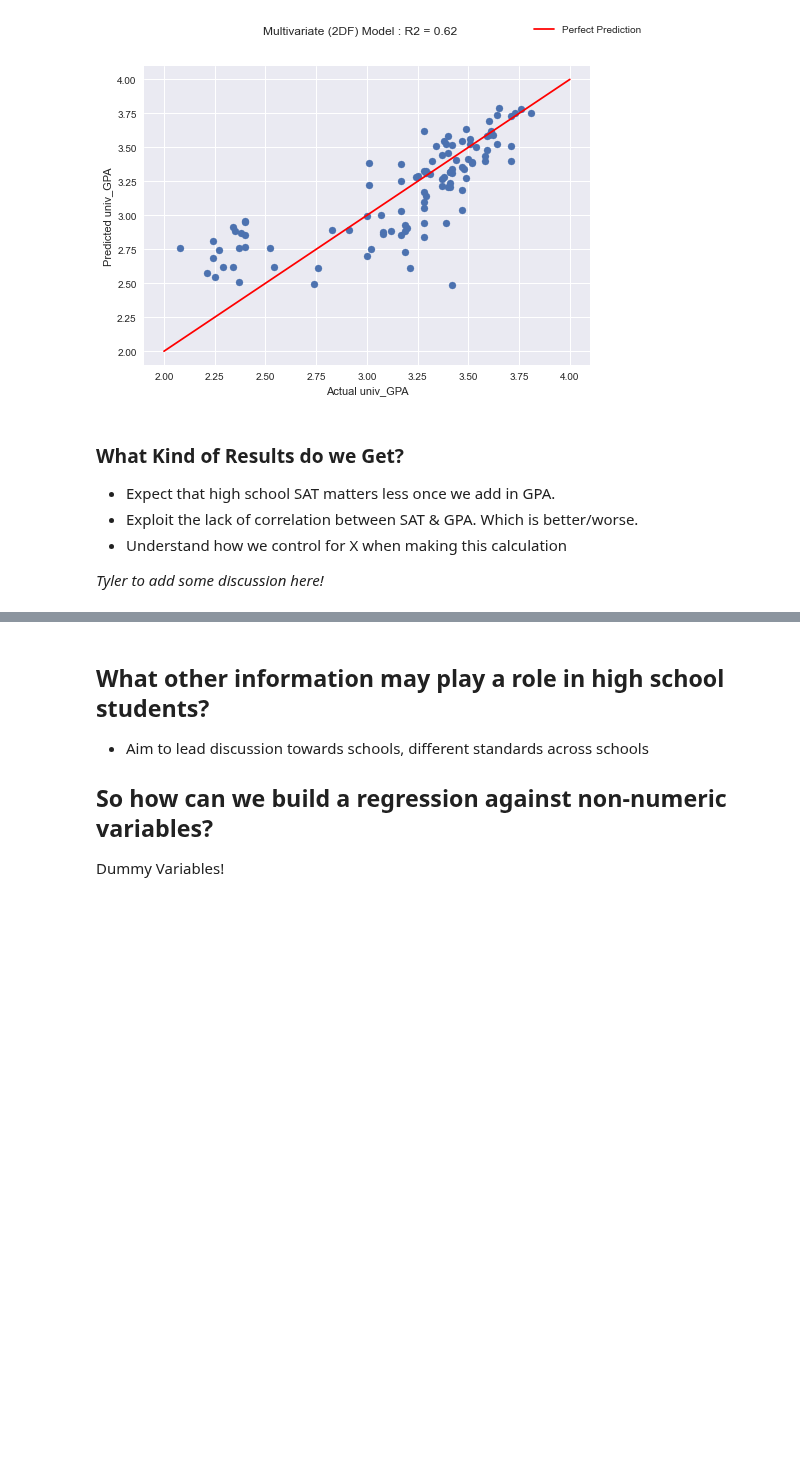
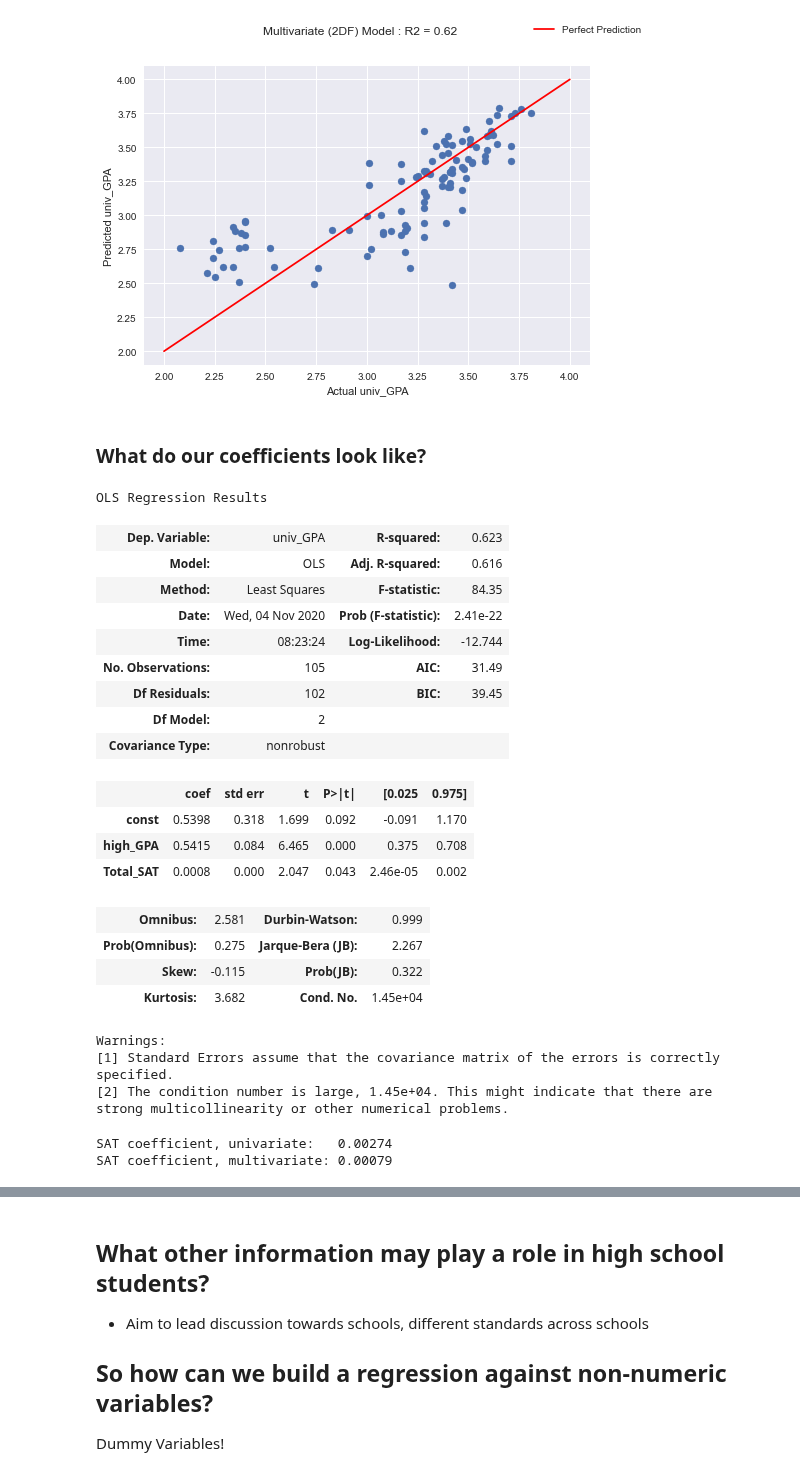
Before and after one commit to Per48edjes/Misc-DA-Prob-Stat, a Jupyter notebook: Lesson_4/Python_4/regression_2.ipynb, the cells around one changed output, grey strips where cells are left out. Saved outputs shown, nothing was run; the diff lists cells and outputs as text; code cells hidden in the pictures; blank space fills up the shorter version.

```diff
--- a/Lesson_4/Python_4/regression_2.ipynb
+++ b/Lesson_4/Python_4/regression_2.ipynb
@@ -96,10 +117,36 @@ mv_model = sm.OLS(Y, X_mv).fit()
 display_model_fit(mv_model, 'Multivariate (2DF) Model')
 # %% [output]
 [figure]
-# %% [markdown]
-### What Kind of Results do we Get?
-- Expect that high school SAT matters less once we add in GPA.
-- Exploit the lack of correlation between SAT & GPA. Which is better/worse.
-- Understand how we control for X when making this calculation
-
-*Tyler to add some discussion here!*
+# %% [markdown]
+### What do our coefficients look like?
+# %%
+mv_model.summary()
+# %% [output]
+OLS Regression Results
+| Dep. Variable: | univ_GPA | R-squared: | 0.623 |
+| Model: | OLS | Adj. R-squared: | 0.616 |
+| Method: | Least Squares | F-statistic: | 84.35 |
+| Date: | Wed, 04 Nov 2020 | Prob (F-statistic): | 2.41e-22 |
+| Time: | 08:23:24 | Log-Likelihood: | -12.744 |
+| No. Observations: | 105 | AIC: | 31.49 |
+| Df Residuals: | 102 | BIC: | 39.45 |
+| Df Model: | 2 |  |  |
+| Covariance Type: | nonrobust |  |  |
+|  | coef | std err | t | P>|t| | [0.025 | 0.975] |
+| const | 0.5398 | 0.318 | 1.699 | 0.092 | -0.091 | 1.170 |
+| high_GPA | 0.5415 | 0.084 | 6.465 | 0.000 | 0.375 | 0.708 |
+| Total_SAT | 0.0008 | 0.000 | 2.047 | 0.043 | 2.46e-05 | 0.002 |
+| Omnibus: | 2.581 | Durbin-Watson: | 0.999 |
+| Prob(Omnibus): | 0.275 | Jarque-Bera (JB): | 2.267 |
+| Skew: | -0.115 | Prob(JB): | 0.322 |
+| Kurtosis: | 3.682 | Cond. No. | 1.45e+04 |
+Warnings:
+[1] Standard Errors assume that the covariance matrix of the errors is correctly specified.
+[2] The condition number is large, 1.45e+04. This might indicate that there are
+strong multicollinearity or other numerical problems.
+# %%
+print('SAT coefficient, univariate:   {:,.5f}'.format(univariate_model.params.Total_SAT))
+print('SAT coefficient, multivariate: {:,.5f}'.format(mv_model.params.Total_SAT))
+# %% [output]
+SAT coefficient, univariate:   0.00274
+SAT coefficient, multivariate: 0.00079
```
Also changed, not shown: parts of 12 cells of this notebook, 4 other files.
